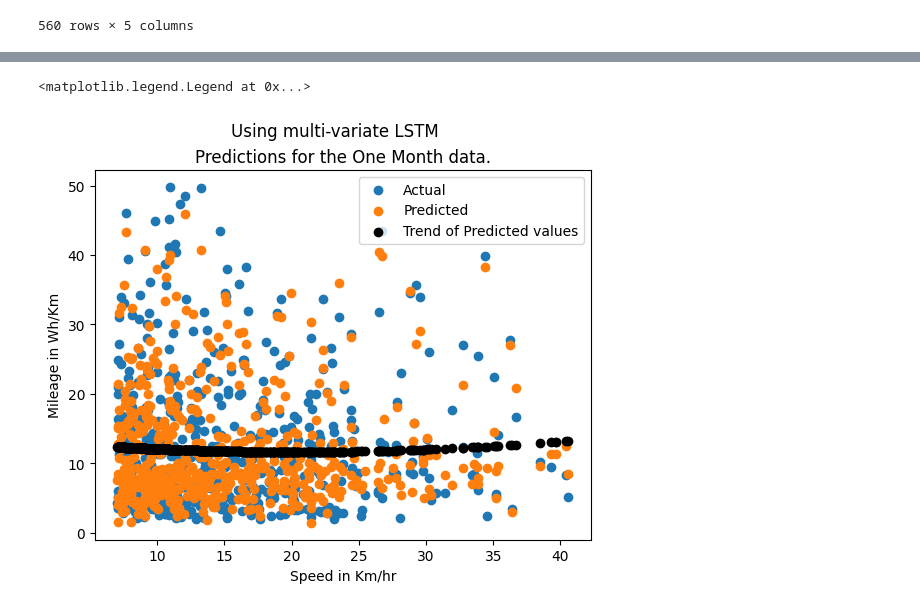
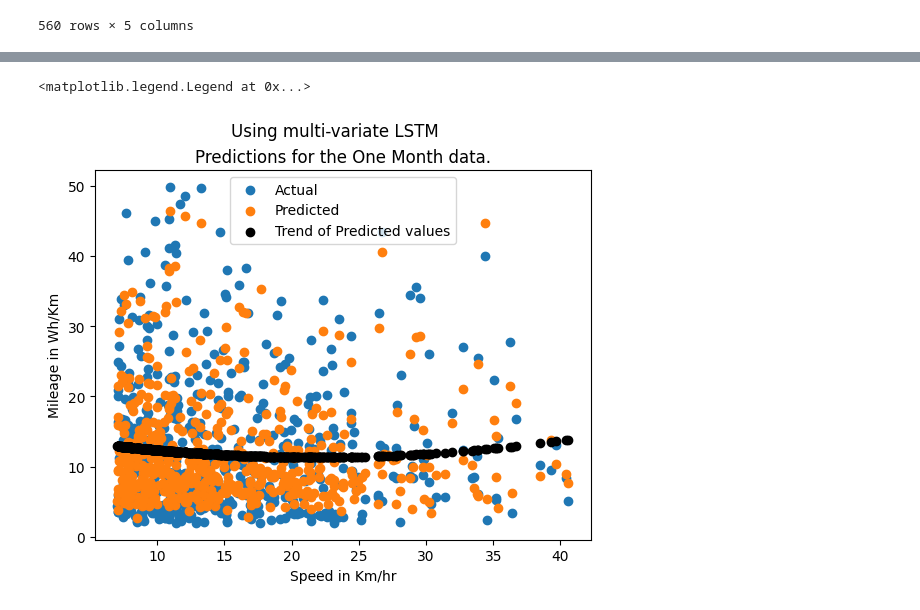
Before and after one commit to codewithyouwan/Range, a Jupyter notebook: mileage.ipynb, the cells around one changed output, grey strips where cells are left out. Drawn from its saved outputs; the diff is of its cells as text; code cells hidden in the pictures.

```diff
--- a/mileage.ipynb
+++ b/mileage.ipynb
@@ -35,10 +35,13 @@ def indexDates(date):
 
 # const d = R * c;
 def calDistanceLatLong(lat1,lat2,delLong):
+    #delLong and delLat are simply the differece between the longitudes and latitudes respectively.
         delLat=(lat2-lat1)*(np.pi/180)
-        a=np.sin(delLat/2)**2+np.cos(lat1)*np.cos(lat2)*(np.sin((delLong/2)*(np.pi/180))**2)
+        a=(np.sin(delLat/2))**2+np.cos(lat1)*np.cos(lat2)*(np.sin((delLong/2)*(np.pi/180)))**2
         c=2*math.atan2(math.sqrt(a),math.sqrt(1-a))
         return 6371000*c
+        # except:
+        #     return 0;
 
 '''Function to calculate the mean squared error. 'true' is the actual value and 'pred' is the predicted value.'''
 def mean_squared_error(true,pred):
@@ -47,6 +50,9 @@ def mean_squared_error(true,pred):
         error+=(true[i]-pred[i])**2
     return error
 
+'''
+Function to find the best fit function for given values of 'x' produce the nearest values to 'y' and of maximum degree 'largestDegree'
+'''
 def findBestFitFunction(x,y,largestDegree):
     BestFitFunction={}# Dict(key=deg, value=[functionvalues])
     minimum=0
@@ -271,6 +292,9 @@ class LSTM:
                 #print("prediction size = ",predictions.size," ",predictions.shape,'The number of inputs ',windowed_df_np[:,1].size)
 # %%
 columns_to_pick=['date','time','speed','batVolt','batCurrent','cummulativeDischarge','lat','long','longDirection','latDirection']
-df=pd.read_csv('1monthdata.csv',usecols=columns_to_pick)
+try:
+    df=pd.read_csv('1monthdata.csv',usecols=columns_to_pick)
+except:
+    print('Error in reading the csv file.\n Either it doesn\'t exist or the columns doesn\'t exist.')
 #loading the one month data
 OneMonth=Data(df)
@@ -501,4 +498,4 @@ plt.legend(['Actual','Predicted','Trend of Predicted values'])
 # %%
 #This is our multivariate LSTM model using current as well as speed values and of window size =10.
-trained_model_withCurrent=LSTM(ThreeMonth.df2,fileName='LSTM_Model_multiVariate.h5',size=10,percentage_test=0.9,plot=True,train=False,variate='Multi')
+trained_model_multiVariate=LSTM(ThreeMonth.df2,fileName='LSTM_Model_multiVariate.h5',size=10,percentage_train=0.9,plot=True,train=False,variate='Multi')
 # %% [output]
@@ -507,19 +504,10 @@ trained_model_withCurrent=LSTM(ThreeMonth.df2,fileName='LSTM_Model_multiVariate.
 # %%
 windowed=pd.DataFrame({})
-windowed=OneMonth.df2.loc[:((int(OneMonth.df2.shape[0]/10))*10),['Mileage','Speed','batCurrent']]
-df=pd.DataFrame({})
-df['Mileage']=windowed.loc[10:,'Mileage']
-for i in range(0,10):
-    df[i]=(windowed['Speed'].shift(i+1))[10:]
-for i in range(0,10):
-    df[i+10]=(windowed['batCurrent'].shift(i+1))[10:]
-# df
-windowed=windowed[10:]
-# Constructor of splitData (percentage_test,windowed_df,training=False,size,current)
-x_test,y_test=LSTM.splitData(percentage_test=-1,size=10,windowed_df=df,training=False,variate='Multi')
+windowed=LSTM.toWindowedDf(df=OneMonth.df2,size=trained_model_multiVariate.sizeOfWindow,variate='Multi')
+x_test,y_test=LSTM.splitData(percentage_train=-1,size=trained_model_multiVariate.sizeOfWindow,windowed_df=windowed,training=False,variate='Multi')
 print(x_test.shape,y_test.shape)
 #windowed
-predicted=trained_model_withCurrent.model.predict(x_test).flatten()
+predicted=trained_model_multiVariate.model.predict(x_test).flatten()
 plt.scatter(x_test[:,0,0].flatten(),y_test)
 plt.scatter(x_test[:,0,0].flatten(),predicted)
 function=findBestFitFunction(x_test[:,0,0].flatten(),predicted,3)
@@ -535,2 +523,2 @@ plt.legend(['Actual','Predicted','Trend of Predicted values'])
 <matplotlib.legend.Legend at 0x...>
-[figure, old version]
+[figure, new version]
```
Also changed, not shown: parts of 10 cells of this notebook, 3 other files.
